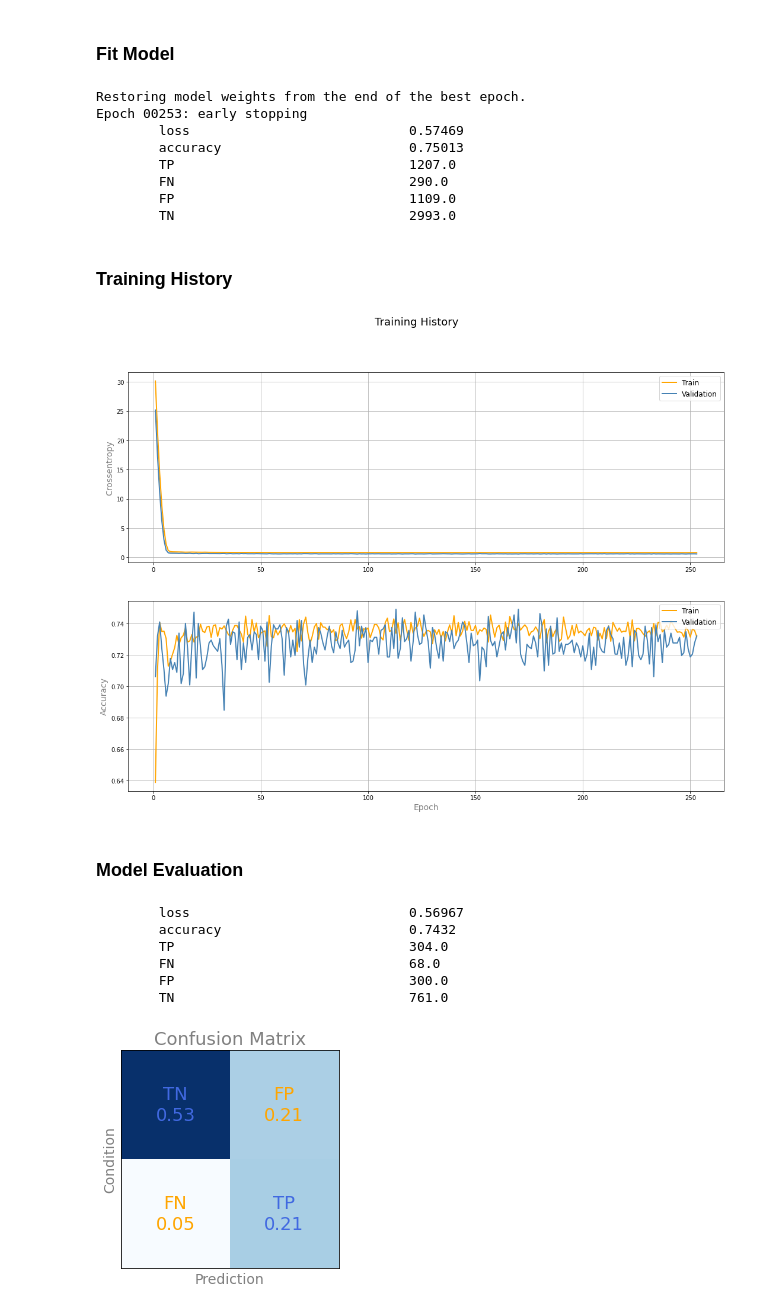
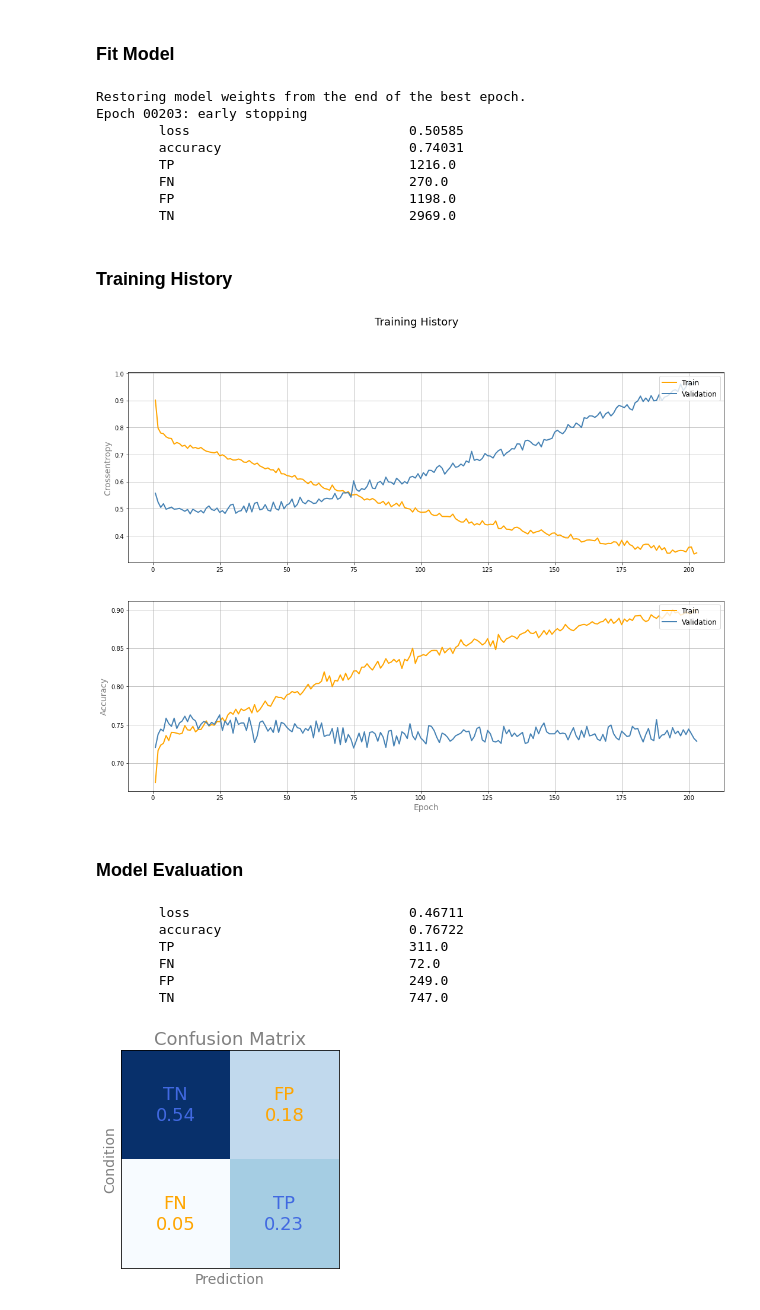
Before and after one commit to sedihub/ml_explorations, a Jupyter notebook: telco_customer_churn/telco_customer_churn.ipynb, the cells around one changed output. Drawn from its saved outputs; the diff is of its cells as text; code cells hidden in the pictures.

```diff
--- a/telco_customer_churn/telco_customer_churn.ipynb
+++ b/telco_customer_churn/telco_customer_churn.ipynb
@@ -21,7 +20,7 @@ import tensorflow as tf
 # %% [markdown]
 ## Load Data
 # %%
-df = pd.read_csv("WA_Fn-UseC_-Telco-Customer-Churn.csv")
+df = pd.read_csv("telco_customer_churn.csv")
 display(df.sample(10))
 # %% [output]
 |  | customerID | gender | SeniorCitizen | Partner | Dependents | tenure | PhoneService | MultipleLines | ... |
@@ -99,8 +98,10 @@ display(gender_ohe_df.sample(5))
 ## Compile Features and Label DataFrames:
 # %%
 # First, remove rows that have "NaN" in "TotalCharges":
-new_df = df[~nan_total_charges]
-new_df.loc[:, ("TotalCharges")] = pd.to_numeric(new_df["TotalCharges"], errors="raise").values
+new_df = df[~nan_total_charges].reset_index()
+
+new_df["TotalCharges"] = pd.to_numeric(new_df["TotalCharges"], errors="raise")
+
 print(new_df["TotalCharges"].dtype)
 print(f"Decrease of {len(df.index)} --> {len(new_df.index)} in the number of rows...")
 # %% [output]
@@ -434,7 +370,7 @@ x = tf.keras.layers.Dense(
     use_bias=True,
     kernel_initializer="glorot_uniform",
     bias_initializer="zeros",
-    kernel_regularizer=tf.keras.regularizers.L1(l1=0.1),
+    kernel_regularizer=None, #tf.keras.regularizers.L1(l1=0.1),
     bias_regularizer=None,
     name="dense_1"
 )(inputs)
@@ -499,10 +435,10 @@ loss = tf.keras.losses.SparseCategoricalCrossentropy(
 
 metrics = [
     tf.keras.metrics.SparseCategoricalAccuracy(name="accuracy"),
-    SparseCategoricalTP(thresholds=None, name="TP"),
-    SparseCategoricalFN(thresholds=None, name="FN"),
-    SparseCategoricalFP(thresholds=None, name="FP"),
-    SparseCategoricalTN(thresholds=None, name="TN")]
+    utils.SparseCategoricalTP(thresholds=None, name="TP"),
+    utils.SparseCategoricalFN(thresholds=None, name="FN"),
+    utils.SparseCategoricalFP(thresholds=None, name="FP"),
+    utils.SparseCategoricalTN(thresholds=None, name="TN")]
 
 model.compile(optimizer=optimizer, loss=loss, metrics=metrics)
 # %% [markdown]
@@ -542,20 +478,20 @@ fit_history = model.fit(
         early_stopping_callback
     ])
 
-evaluate_model(
+utils.evaluate_model(
     model=model,
     features=normalize_input(x_train),
     labels=y_train,
     show_confusion_matrix=False)
 # %% [output]
 Restoring model weights from the end of the best epoch.
-Epoch 00253: early stopping
-        loss                            0.57469
-        accuracy                        0.75013
-        TP                              1207.0
-        FN                              290.0
-        FP                              1109.0
-        TN                              2993.0
+Epoch 00203: early stopping
+        loss                            0.50585
+        accuracy                        0.74031
+        TP                              1216.0
+        FN                              270.0
+        FP                              1198.0
+        TN                              2969.0
 # %% [markdown]
 ### Training History
 # %%
@@ -593,19 +529,19 @@ ax2.legend(loc="upper right", fontsize=12)
 #
 plt.show()
 # %% [output]
-[figure, old version]
+[figure, new version]
 # %% [markdown]
 ### Model Evaluation
 # %%
-evaluate_model(
+utils.evaluate_model(
     model=model,
     features=normalize_input(x_test),
     labels=y_test)
 # %% [output]
-        loss                            0.56967
-        accuracy                        0.7432
-        TP                              304.0
-        FN                              68.0
-        FP                              300.0
-        TN                              761.0
+        loss                            0.46711
+        accuracy                        0.76722
+        TP                              311.0
+        FN                              72.0
+        FP                              249.0
+        TN                              747.0
-[figure, old version]
+[figure, new version]
```
Also changed, not shown: parts of 15 cells of this notebook.
